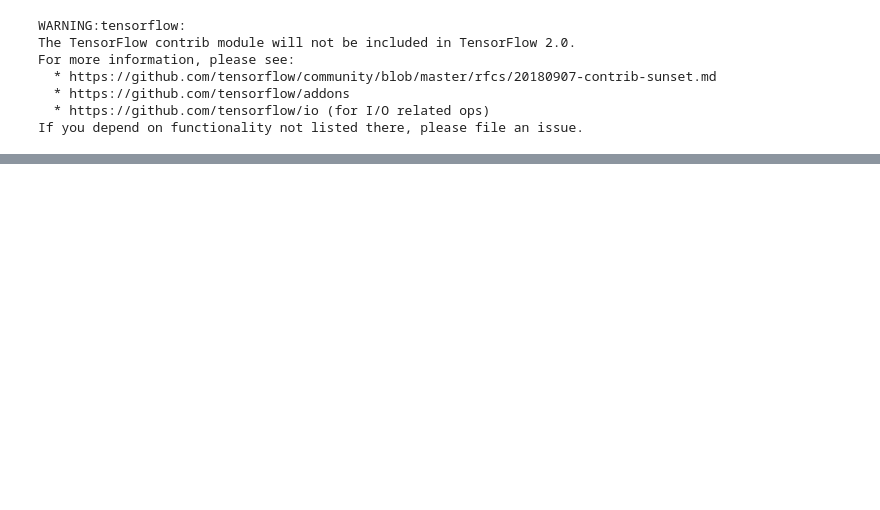
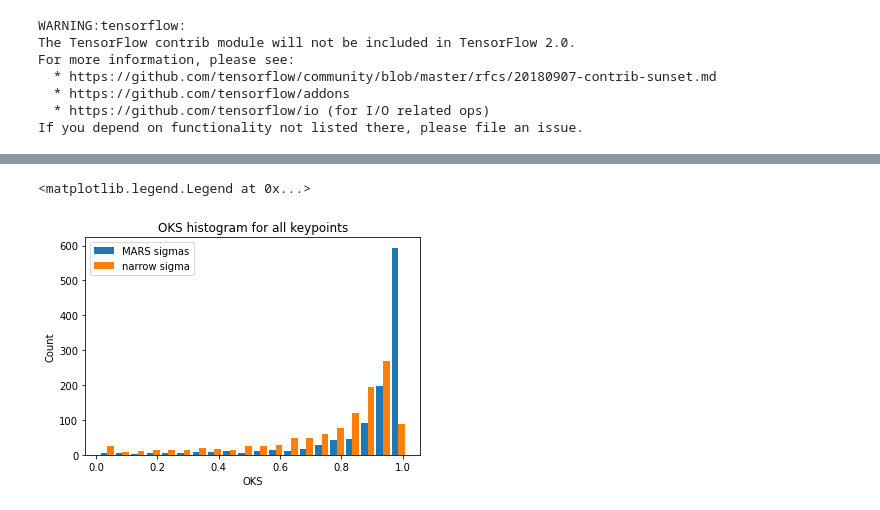
Before and after one commit to neuroethology/MARS_Developer, a Jupyter notebook: hourglass_pose/pose_evaluation_on_test_tfrecords.ipynb, the cells around one changed output, grey strips where cells are left out. Cells and saved outputs as stored; diff of their text form; code cells hidden in the pictures; blank space fills up the shorter version.

```diff
--- a/hourglass_pose/pose_evaluation_on_test_tfrecords.ipynb
+++ b/hourglass_pose/pose_evaluation_on_test_tfrecords.ipynb
@@ -91,0 +197,17 @@ plt.savefig(summary_dir + 'OKS_compare_bar.pdf')
+# %%
+performance_narrow = evaluation.coco_eval(fid,fixedSigma='narrow')
+# %%
+usePart = 'all'
+
+counts_narrow, _ = evaluation.compute_oks_histogram(performance_narrow[usePart])
+
+binSize = 0.45/len(bins)
+plt.bar((bins[1:]+bins[:-1])/2, counts, binSize)
+plt.bar((bins[1:]+bins[:-1])/2+binSize, counts_narrow, binSize)
+plt.title('OKS histogram for ' + ('all keypoints' if usePart == 'all' else usePart))
+plt.ylabel('Count')
+plt.xlabel('OKS')
+plt.legend(('MARS sigmas', 'narrow sigma'))
+# %% [output]
+<matplotlib.legend.Legend at 0x...>
+[figure, added]
```
Also changed, not shown: parts of 16 cells of this notebook, 1 other file.
